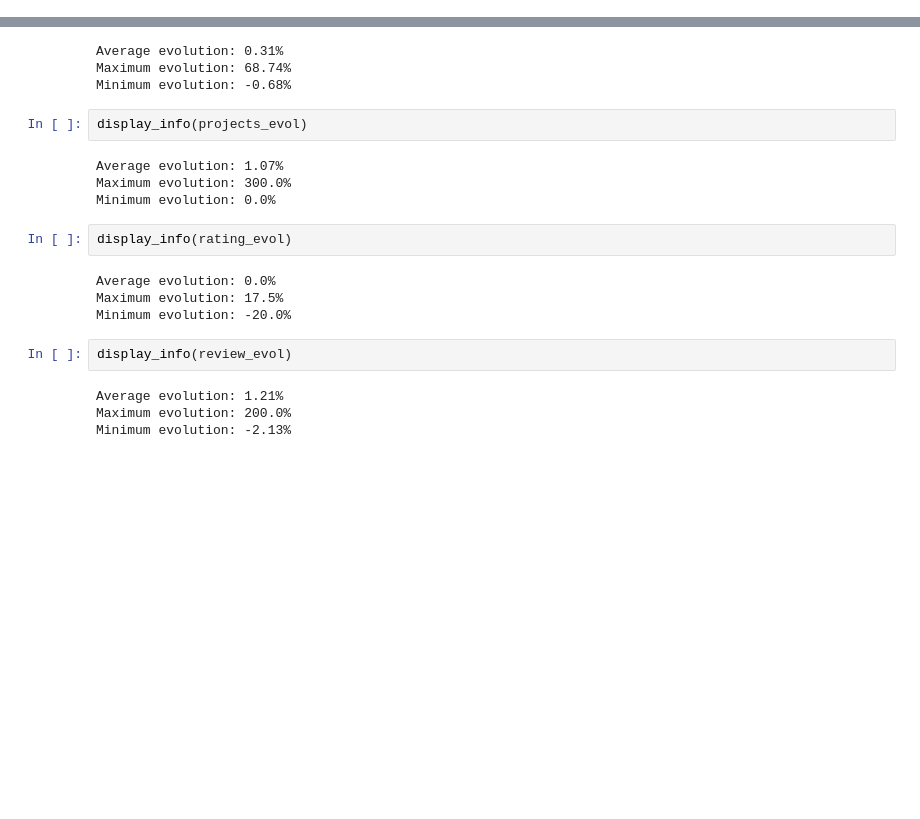
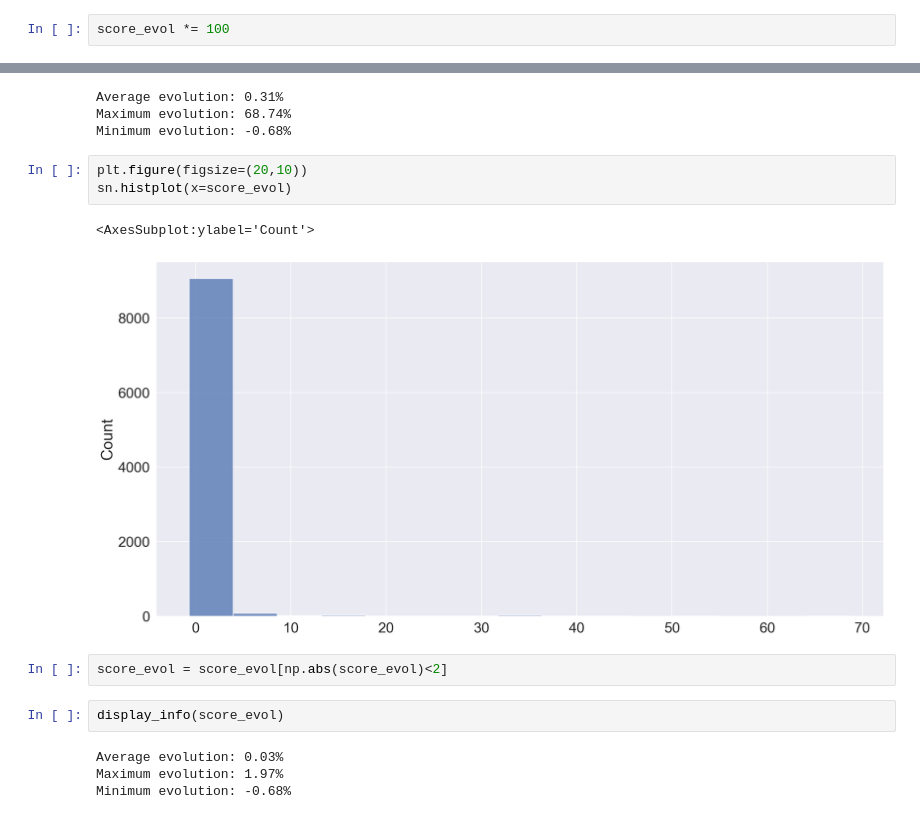
Before and after one commit to Victor-Manach/MODS207, a Jupyter notebook: panel_data_analysis.ipynb, the cells around one changed output, grey strips where cells are left out. Saved outputs shown, nothing was run; the diff lists cells and outputs as text; blank space fills up the shorter version.

```diff
--- a/panel_data_analysis.ipynb
+++ b/panel_data_analysis.ipynb
@@ -82,24 +93,22 @@ Minimum evolution: -66.67%
+# %%
+score_evol *= 100
 # %%
 display_info(score_evol)
 # %% [output]
 Average evolution: 0.31%
 Maximum evolution: 68.74%
 Minimum evolution: -0.68%
+# %%
+plt.figure(figsize=(20,10))
+sn.histplot(x=score_evol)
+# %% [output]
+<AxesSubplot:ylabel='Count'>
+[figure, added]
+# %%
+score_evol = score_evol[np.abs(score_evol)<2]
 # %%
-display_info(projects_evol)
+display_info(score_evol)
 # %% [output]
-Average evolution: 1.07%
-Maximum evolution: 300.0%
-Minimum evolution: 0.0%
+Average evolution: 0.03%
+Maximum evolution: 1.97%
+Minimum evolution: -0.68%
-# %%
-display_info(rating_evol)
-# %% [output]
-Average evolution: 0.0%
-Maximum evolution: 17.5%
-Minimum evolution: -20.0%
-# %%
-display_info(review_evol)
-# %% [output]
-Average evolution: 1.21%
-Maximum evolution: 200.0%
-Minimum evolution: -2.13%
```
Also changed, not shown: parts of 21 cells of this notebook, 4 other files.
